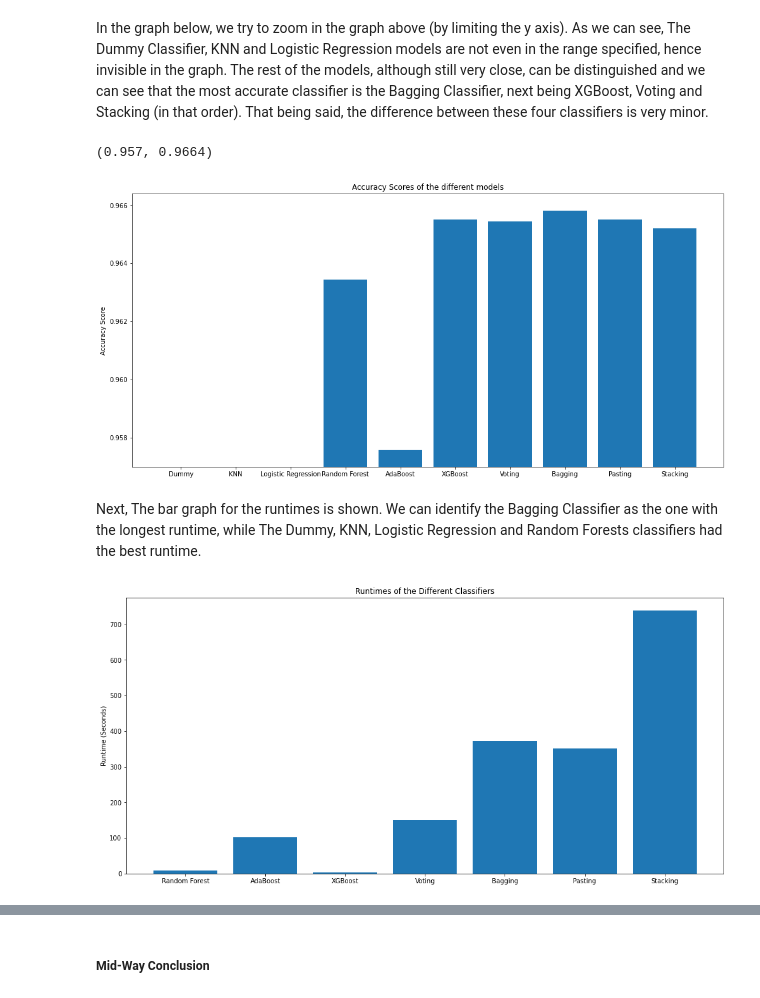
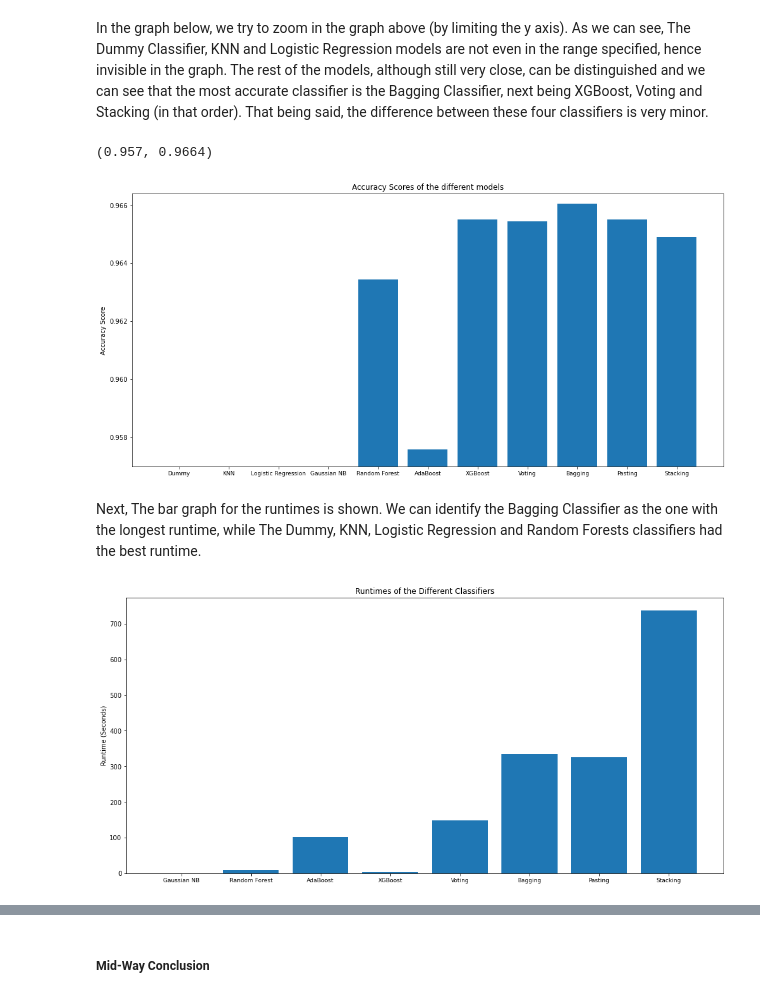
Before and after one commit to appeldaniel1998/Data-Visualization-Final-Project, a Jupyter notebook: Airline Satisfaction - Classification.ipynb, the cells around one changed output, grey strips where cells are left out. Drawn from its saved outputs; the diff is of its cells as text; code cells hidden in the pictures.

```diff
--- a/Airline Satisfaction - Classification.ipynb
+++ b/Airline Satisfaction - Classification.ipynb
@@ -506,0 +510,10 @@ For each classifier, we shall plot a [confusion matrix](#confusion) and print a
+# %%
+#Gaussian Naive Bayes
+start_timeGaussianNB = time.time()
+modelGNB = GaussianNB()
+modelGNB.fit(X_train, y_train)
+predictionsGNB = modelGNB.predict(X_test)
+accuracyGNB = metrics.accuracy_score(y_test, predictionsGNB)
+print("Accuracy (XGBoost): ", accuracyGNB)
+timeGNB = time.time() - start_timeGaussianNB
+print("Time taken to achive result: %s seconds" % (timeGNB))
@@ -716,7 +749,7 @@ modelStacking = StackingClassifier(estimators= [('KNN', modelKNN),
                                       ('RandForests', modelRandForests),
                                       ('AdaBoost', modelAdaBoost),
                                       ('XGBoost', modelXGBoost)],
-                         final_estimator=LogisticRegression())
+                         final_estimator=modelXGBoost)
 modelStacking.fit(X_train, y_train)
 predictionsStacking = modelStacking.predict(X_test)
 accuracyStacking = metrics.accuracy_score(y_test, predictionsStacking)
@@ -823,13 +861,13 @@ We will plot a bar graph to help us see the accuracies better. Again, the differ
 # %%
 fig = plt.figure(figsize=(13,6))
 
-accuracies = [accuracyDummy, accuracyKNN, accuracyLogReg, accuracyRandForests, accuracyAdaBoost, accuracyXGBoost,
-             accuracyVoting, accuracyBagging, accuracyPasting, accuracyStacking]
+accuracies = [accuracyDummy, accuracyKNN, accuracyLogReg, accuracyGNB, accuracyRandForests, accuracyAdaBoost,
+              accuracyXGBoost, accuracyVoting, accuracyBagging, accuracyPasting, accuracyStacking]
 accuraciesSize = np.arange(len(accuracies))
 axes = fig.add_axes([0,0,1,1])
-axes.bar(['Dummy', 'KNN', 'Logistic Regression', 'Random Forest', 'AdaBoost', 'XGBoost', 'Voting', 'Bagging',
-          'Pasting', 'Stacking'], accuracies)
+axes.bar(['Dummy', 'KNN', 'Logistic Regression', 'Gaussian NB', 'Random Forest', 'AdaBoost', 'XGBoost', 'Voting',
+          'Bagging', 'Pasting', 'Stacking'], accuracies)
 axes.set_ylabel("Accuracy Score")
 axes.set_title("Accuracy Scores of the different models")
-plt.rcParams['xtick.labelsize'] = 10
+plt.rcParams['xtick.labelsize'] = 9
 # %% [output]
@@ -839,30 +877,29 @@ In the graph below, we try to zoom in the graph above (by limiting the y axis).
 # %%
 fig = plt.figure(figsize=(13,6))
 
-accuracies = [accuracyDummy, accuracyKNN, accuracyLogReg, accuracyRandForests, accuracyAdaBoost, accuracyXGBoost,
-             accuracyVoting, accuracyBagging, accuracyPasting, accuracyStacking]
+accuracies = [accuracyDummy, accuracyKNN, accuracyLogReg, accuracyGNB, accuracyRandForests, accuracyAdaBoost,
+              accuracyXGBoost, accuracyVoting, accuracyBagging, accuracyPasting, accuracyStacking]
 accuraciesSize = np.arange(len(accuracies))
 axes = fig.add_axes([0,0,1,1])
-axes.bar(['Dummy', 'KNN', 'Logistic Regression', 'Random Forest', 'AdaBoost', 'XGBoost', 'Voting', 'Bagging',
-          'Pasting', 'Stacking'], accuracies)
+axes.bar(['Dummy', 'KNN', 'Logistic Regression', 'Gaussian NB', 'Random Forest', 'AdaBoost', 'XGBoost', 'Voting',
+          'Bagging', 'Pasting', 'Stacking'], accuracies)
 axes.set_ylabel("Accuracy Score")
 axes.set_title("Accuracy Scores of the different models")
-plt.rcParams['xtick.labelsize'] = 10
+plt.rcParams['xtick.labelsize'] = 9
 axes.set_ylim([0.957, 0.9664])
 # %% [output]
 (0.957, 0.9664)
-[figure, old version]
+[figure, new version]
 # %% [markdown]
 Next, The bar graph for the runtimes is shown. We can identify the Bagging Classifier as the one with the longest runtime, while The Dummy, KNN, Logistic Regression and Random Forests classifiers had the best runtime.
 # %%
 def timeGraph():
     fig = plt.figure(figsize=(13,6))
 
-    time = [timeRandForests, timeAdaBoost, timeXGBoost,
-             timeVoting, timeBagging, timePasting, timeStacking]
+    time = [timeGNB, timeRandForests, timeAdaBoost, timeXGBoost, timeVoting, timeBagging, timePasting, timeStacking]
     timeSize = np.arange(len(time))
     axes = fig.add_axes([0,0,1,1])
-    labels = ['Random Forest', 'AdaBoost', 'XGBoost', 'Voting', 'Bagging',
+    labels = ['Gaussian NB', 'Random Forest', 'AdaBoost', 'XGBoost', 'Voting', 'Bagging',
               'Pasting', 'Stacking']
     axes.bar(labels, time)
     axes.set_ylabel("Runtime (Seconds)")
@@ -871,7 +908,7 @@ def timeGraph():
 
 timeGraph()
 # %% [output]
-[figure, old version]
+[figure, new version]
 # %%
 resultsView
 # %% [output]
```
Also changed, not shown: parts of 24 cells of this notebook.
